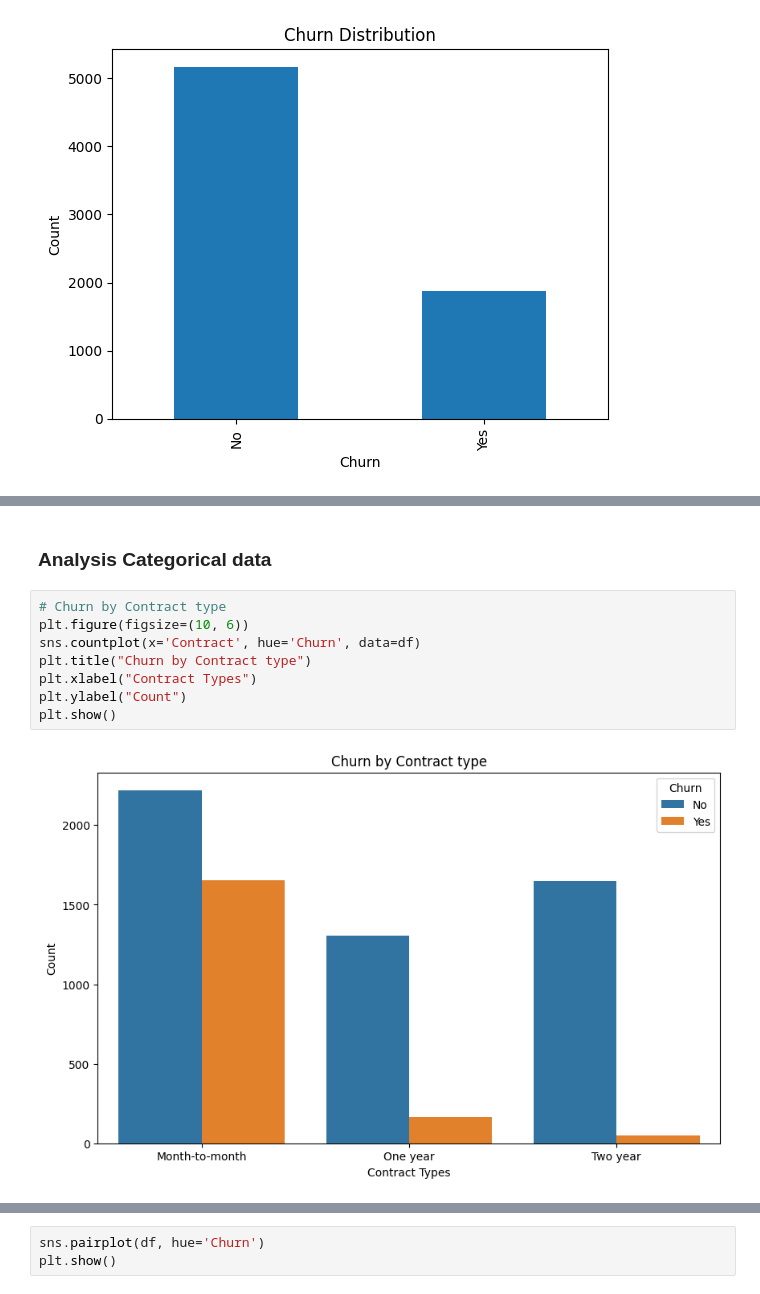
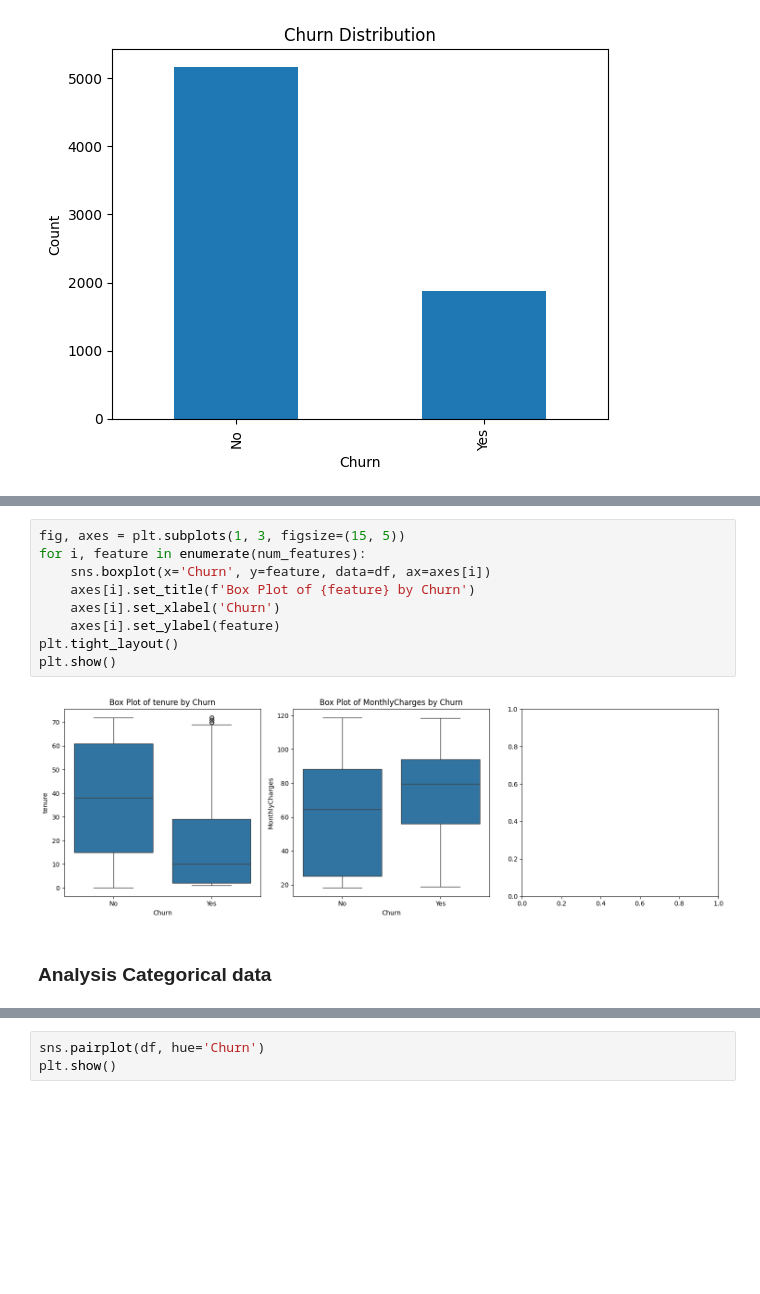
Before and after one commit to udan2006/Telco_Customer_churn, a Jupyter notebook: ML_CW.ipynb, the cells around one changed output, grey strips where cells are left out. Drawn from its saved outputs; the diff is of its cells as text; blank space fills up the shorter version.

```diff
--- a/ML_CW.ipynb
+++ b/ML_CW.ipynb
@@ -158,12 +173,13 @@ plt.show()
+# %%
+fig, axes = plt.subplots(1, 3, figsize=(15, 5))
+for i, feature in enumerate(num_features):
+    sns.boxplot(x='Churn', y=feature, data=df, ax=axes[i])
+    axes[i].set_title(f'Box Plot of {feature} by Churn')
+    axes[i].set_xlabel('Churn')
+    axes[i].set_ylabel(feature)
+plt.tight_layout()
+plt.show()
+# %% [output]
+[figure, added]
 # %% [markdown]
 ### **Analysis Categorical data**
-# %%
-# Churn by Contract type
-plt.figure(figsize=(10, 6))
-sns.countplot(x='Contract', hue='Churn', data=df)
-plt.title("Churn by Contract type")
-plt.xlabel("Contract Types")
-plt.ylabel("Count")
-plt.show()
-# %% [output]
-[figure, removed]
```
Also changed, not shown: parts of 20 cells of this notebook.
